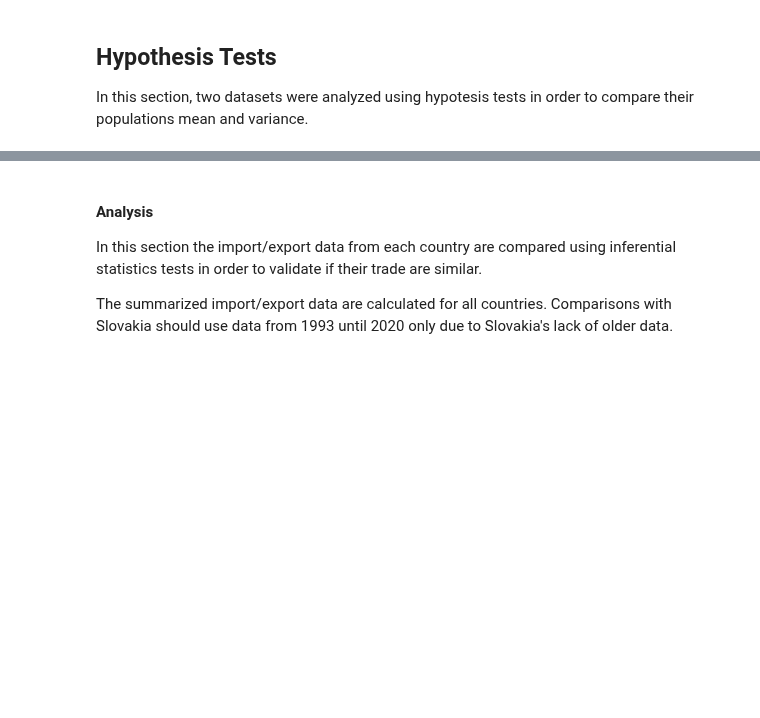
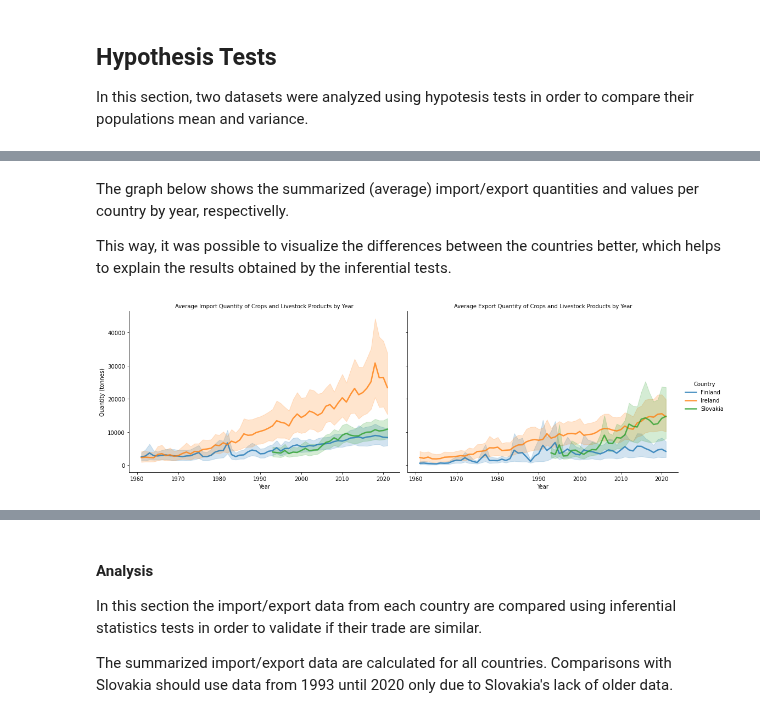
Before and after one commit to CCT-MastersDA/cct-ca2, a Jupyter notebook: jupyter/Statistics.ipynb, the cells around one changed output, grey strips where cells are left out. Drawn from its saved outputs; the diff is of its cells as text; code cells hidden in the pictures; blank space fills up the shorter version.

```diff
--- a/jupyter/Statistics.ipynb
+++ b/jupyter/Statistics.ipynb
@@ -572,0 +327,8 @@ plotInteractiveTradeData(top_10_items_data_val, top_10_items_ire, 'Value (1000 U
+# %% [markdown]
+The graph below shows the summarized (average) import/export quantities and values per country by year, respectivelly.
+
+This way, it was possible to visualize the differences between the countries better, which helps to explain the results obtained by the inferential tests.
+# %%
+Image(filename=join(IMAGES_FOLDER, GRAPH_IMP_EXP_QTT))
+# %% [output]
+[figure, added]
```
Also changed, not shown: parts of 47 cells of this notebook, 17 other files.
